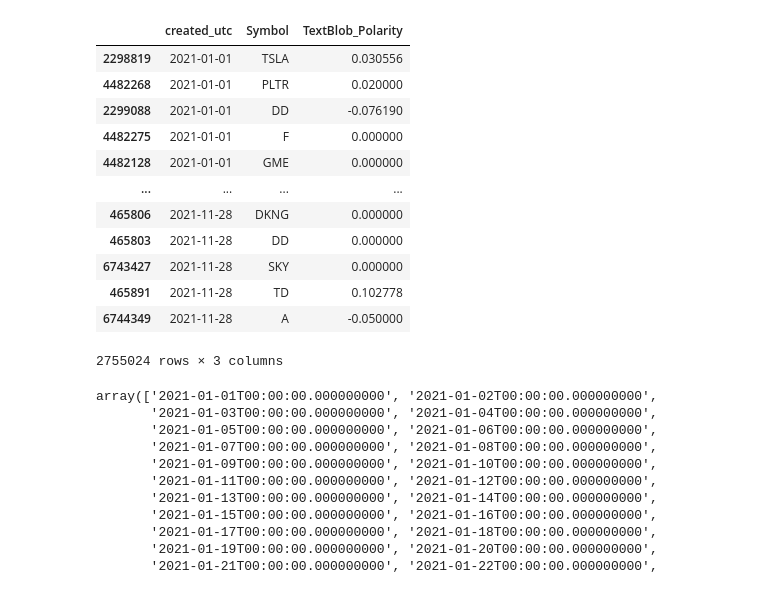
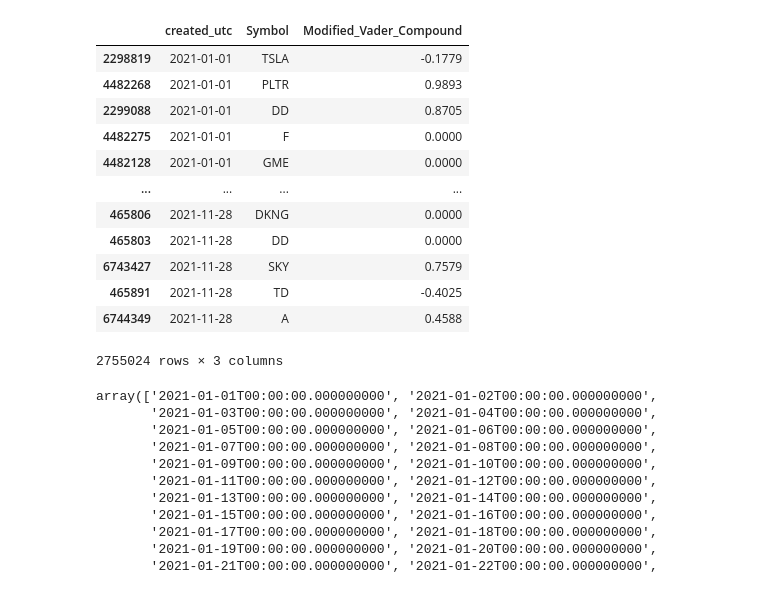
Before and after one commit to Icasso/DataSpell-EAP-Projects, a Jupyter notebook: Sentiment Analysis/sentiment_daily.ipynb, the cells around one changed output. Saved outputs shown, nothing was run; the diff lists cells and outputs as text; code cells hidden in the pictures.

```diff
--- a/Sentiment Analysis/sentiment_daily.ipynb
+++ b/Sentiment Analysis/sentiment_daily.ipynb
@@ -13,20 +13,20 @@ mvader_neu = pd.read_pickle('../Pickles/symbol_mvader_neutral.pkl')
 mvader_com = pd.read_pickle('../Pickles/symbol_mvader_compound.pkl')
 # %%
-df = tbplarity
+df = mvader_com
 df
 # %% [output]
-|  | created_utc | Symbol | TextBlob_Polarity |
-| 2298819 | 2021-01-01 | TSLA | 0.030556 |
-| 4482268 | 2021-01-01 | PLTR | 0.020000 |
-| 2299088 | 2021-01-01 | DD | -0.076190 |
-| 4482275 | 2021-01-01 | F | 0.000000 |
-| 4482128 | 2021-01-01 | GME | 0.000000 |
+|  | created_utc | Symbol | Modified_Vader_Compound |
+| 2298819 | 2021-01-01 | TSLA | -0.1779 |
+| 4482268 | 2021-01-01 | PLTR | 0.9893 |
+| 2299088 | 2021-01-01 | DD | 0.8705 |
+| 4482275 | 2021-01-01 | F | 0.0000 |
+| 4482128 | 2021-01-01 | GME | 0.0000 |
 | ... | ... | ... | ... |
-| 465806 | 2021-11-28 | DKNG | 0.000000 |
-| 465803 | 2021-11-28 | DD | 0.000000 |
-| 6743427 | 2021-11-28 | SKY | 0.000000 |
-| 465891 | 2021-11-28 | TD | 0.102778 |
-| 6744349 | 2021-11-28 | A | -0.050000 |
+| 465806 | 2021-11-28 | DKNG | 0.0000 |
+| 465803 | 2021-11-28 | DD | 0.0000 |
+| 6743427 | 2021-11-28 | SKY | 0.7579 |
+| 465891 | 2021-11-28 | TD | -0.4025 |
+| 6744349 | 2021-11-28 | A | 0.4588 |
 2755024 rows × 3 columns
 # %%
 date_unique = df['created_utc'].unique()
```
Also changed, not shown: parts of 14 cells of this notebook, 6 other files.
